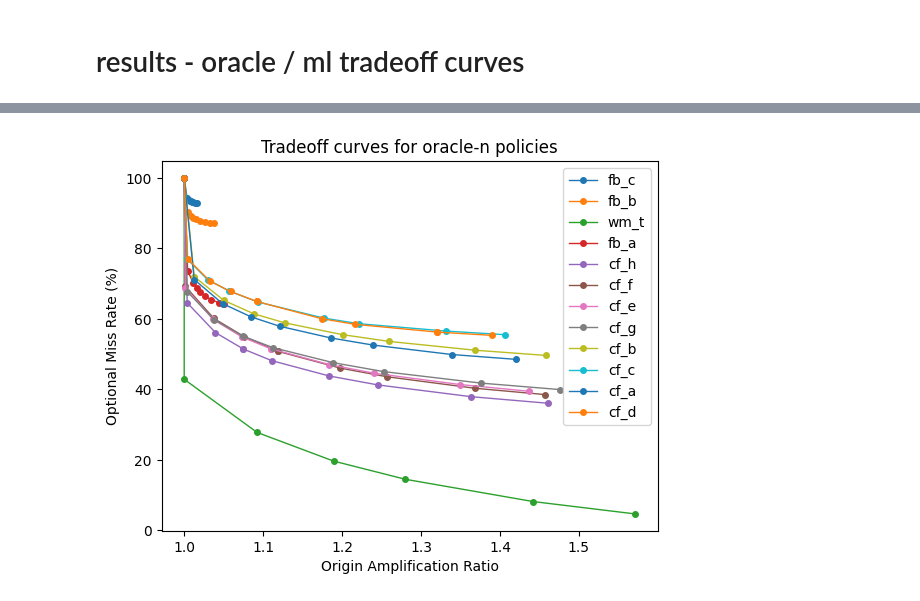
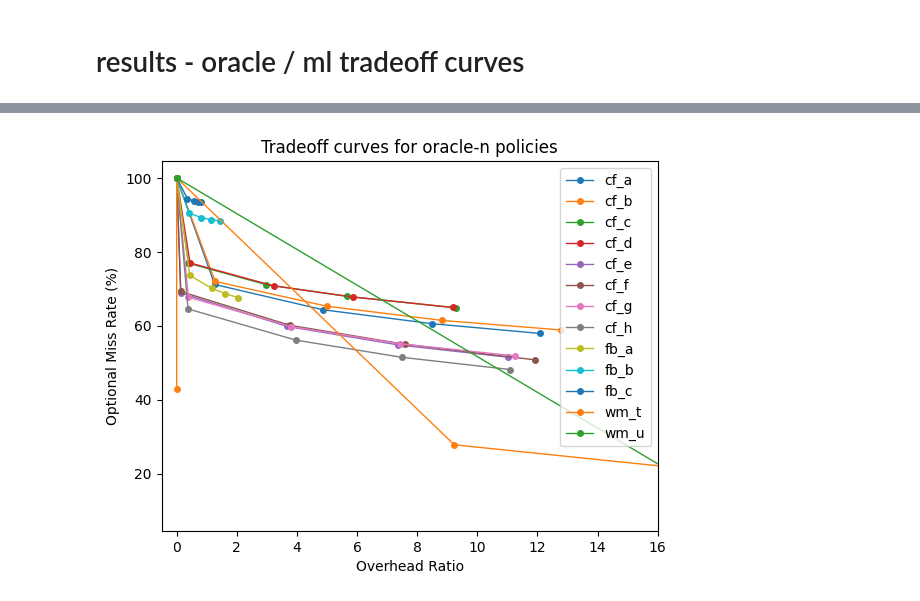
Before and after one commit to IsaacKhor/speculative_revalidation, a Jupyter notebook: analysis/_figs.ipynb, the cells around one changed output, grey strips where cells are left out. Cells and saved outputs as stored; diff of their text form; code cells hidden in the pictures.

```diff
--- a/analysis/_figs.ipynb
+++ b/analysis/_figs.ipynb
@@ -214,18 +217,22 @@ At:
 # results - oracle / ml tradeoff curves
 # %%
 files = [
-    '../results/r8i1_baseline.csv',
-    '../results/r8i1_oracle.csv',
-    '../results/r8i1_ml_cf_rfc.csv',
-    '../results/r8i1_ml_fb_rfc.csv',
+    '../results/r9i2_baseline.csv',
+    '../results/r9i2_oracle.csv',
+    '../results/r9i4_ml_cf_rfc.csv',
+    '../results/r9i4_ml_fb_rfc.csv',
+    '../results/r9i4_ml_wm_rfc.csv',
 ]
 df = pd.concat([pd.read_csv(f) for f in files])
 
+df = df.drop(columns=['rv_min_ttl', 'rv_min_freq', 'rv_max_za'])
+df = df.drop_duplicates().sort_values(by='in')
+df['trace'] = df['in'].map(rename_tbl).fillna(df['in'])
 df['miss_all'] = df.miss_mandatory + df.miss_expired + df.miss_evicted
 df['rv_pending'] = df.revals - df.hit_reval - df.reval_wasted
 df['optmiss'] = (df['miss_all'] - df['miss_mandatory']) / df['all'] * 100
 df['amp_lower'] = df['reval_wasted'] / (df['miss_all'] + df['hit_reval']) + 1
 df['amp_upper'] = (df['reval_wasted'] + df['rv_pending']) / (df['miss_all'] + df['hit_reval']) + 1
 df['amp_avg'] = (df['amp_lower'] + df['amp_upper']) / 2
-df.head()
+df
 # %% [output]
@@ -239,14 +252,14 @@ df.head()
 # %%
-oracledf = df[(df['mode'] == 'oracle') | (df['mode'] == 'never')][['in', 'mlthres', 'optmiss', 'amp_avg']]
-for i in oracledf['in'].unique():
-    nevermax = df[(df['mode'] == 'never') & (df['in'] == i)]['optmiss'].values[0]
+oracledf = df[(df['cache_type'] == 'lru') & ((df['mode'] == 'oracle') | (df['mode'] == 'never'))]
+for i in sorted(oracledf['in'].unique()):
+    nevermax = df[(df['mode'] == 'never') & (df['in'] == i) & (df['cache_type'] == 'lru')]['optmiss'].values[0]
     subset = oracledf[oracledf['in'] == i].sort_values(by='amp_avg')
-    subset = subset[subset['amp_avg'] < 1.6]
-    plt.plot(subset['amp_avg'], subset['optmiss'] / nevermax * 100, marker='o', ms=4, linewidth=1, label=i)
+    plt.plot((subset['amp_avg'] - 1) * 100, subset['optmiss'] / nevermax * 100, marker='o', ms=4, linewidth=1, label=i)
+plt.xlim(-0.5, 16)
 plt.legend()
 plt.title('Tradeoff curves for oracle-n policies')
-plt.xlabel('Origin Amplification Ratio')
+plt.xlabel('Overhead Ratio')
 plt.ylabel('Optional Miss Rate (%)')
 plt.savefig('../paper/figs/oracle_tradeoff.png')
 # %% [output]
-[figure, old version]
+[figure, new version]
```
Also changed, not shown: parts of 21 cells of this notebook, 44 other files.
